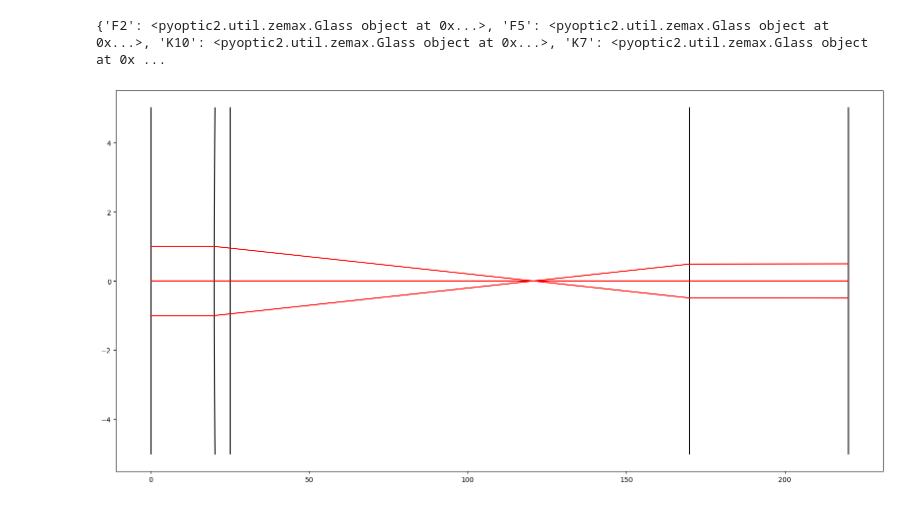
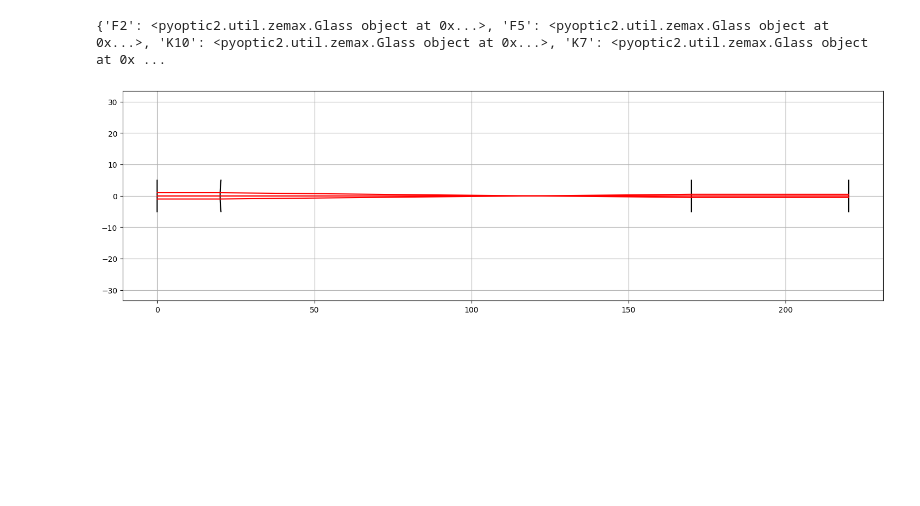
Before and after one commit to haikew/pyoptic2, a Jupyter notebook: mysetup/mysetup2.ipynb, the cells around one changed output. Cells and saved outputs as stored; diff of their text form; code cells hidden in the pictures; blank space fills up the shorter version.

```diff
--- a/mysetup/mysetup2.ipynb
+++ b/mysetup/mysetup2.ipynb
@@ -43,8 +43,8 @@ c:\localfiles\pyoptic2\mysetup\LJ1567L1_Zemax.zar
 detected 12 sections
 {'type': 2, 'data': {'name': 'F_SILICA', 'catalog': None, 'dispform': 2, 'nd': 1.458464, 'vd': 67.821433, 'status': 0, 'tce': 0.51, 'density': 2.2, 'dpgf': 0.0, 'cd': [0.6961663, 0.004679148, 0.407942 ...
 # %%
-# create a new optical system
-src = pyo.ColimatedSource('light source', pyo.Placement([0,0,0], [0,1,0]), diameter=2.0, color=(1,0,0), wavelength=642.
+# create a new light source
+src = pyo.ColimatedSource('light source', pyo.Placement([0,0,0], [0,1,0]), diameter=2.0, color=(1,0,0), wavelength=488.
 )
 r = src.principle_ray #get the on-axis ray from the light source
 
@@ -71,12 +71,12 @@ s.append(pyo.CylindricalSurface(
     curvature_axis=[0, 0, 1], # the orientation of the bending
     material=lens_glasses['air'],
 ))
-s.append(pyo.PlaneSurface(
-    name= 'cylindrical lens',
-    dimension=np.ones(3) * 5.,
-    placement=pyo.Placement([0, 25.10, 0], [0, 1, 0]),
-    material=lens_glasses['air'],
-))
+# s.append(pyo.PlaneSurface(
+#     name= 'cylindrical lens',
+#     dimension=np.ones(3) * 5.,
+#     placement=pyo.Placement([0, 25.10, 0], [0, 1, 0]),
+#     material=lens_glasses['air'],
+# ))
 
 s.append(pyo.ThinLens(
     name='lens',
@@ -84,6 +84,13 @@ s.append(pyo.ThinLens(
     placement=pyo.Placement([0, 170, 0], [0, 1, 0]),
     focal_length=50,
     material=lens_glasses['air'],
+))
+
+s.append(pyo.SphericalSurface(
+    name='powell lens',
+    dimension=np.ones(3) * 2.,
+    placement=pyo.Placement([0, 220, 0], [0, 1, 0]),
+    curvature_radius=-
 ))
 
 s.append(pyo.PlaneSurface(
@@ -107,8 +114,11 @@ print(lens_glasses)
 # axis('equal')
 # grid()
 # %%
-figure(figsize=(20,10))
+# plot the 2d system
+figure(figsize=(18,5))
 plot_system2d(s, 'xy')
 plot2d(s.propagate(src.chief_rays), 'xy')
+axis('equal')
+grid()
 # %% [output]
-[figure, old version]
+[figure, new version]
```
Also changed, not shown: parts of 1 cell of this notebook, 1 other file.
